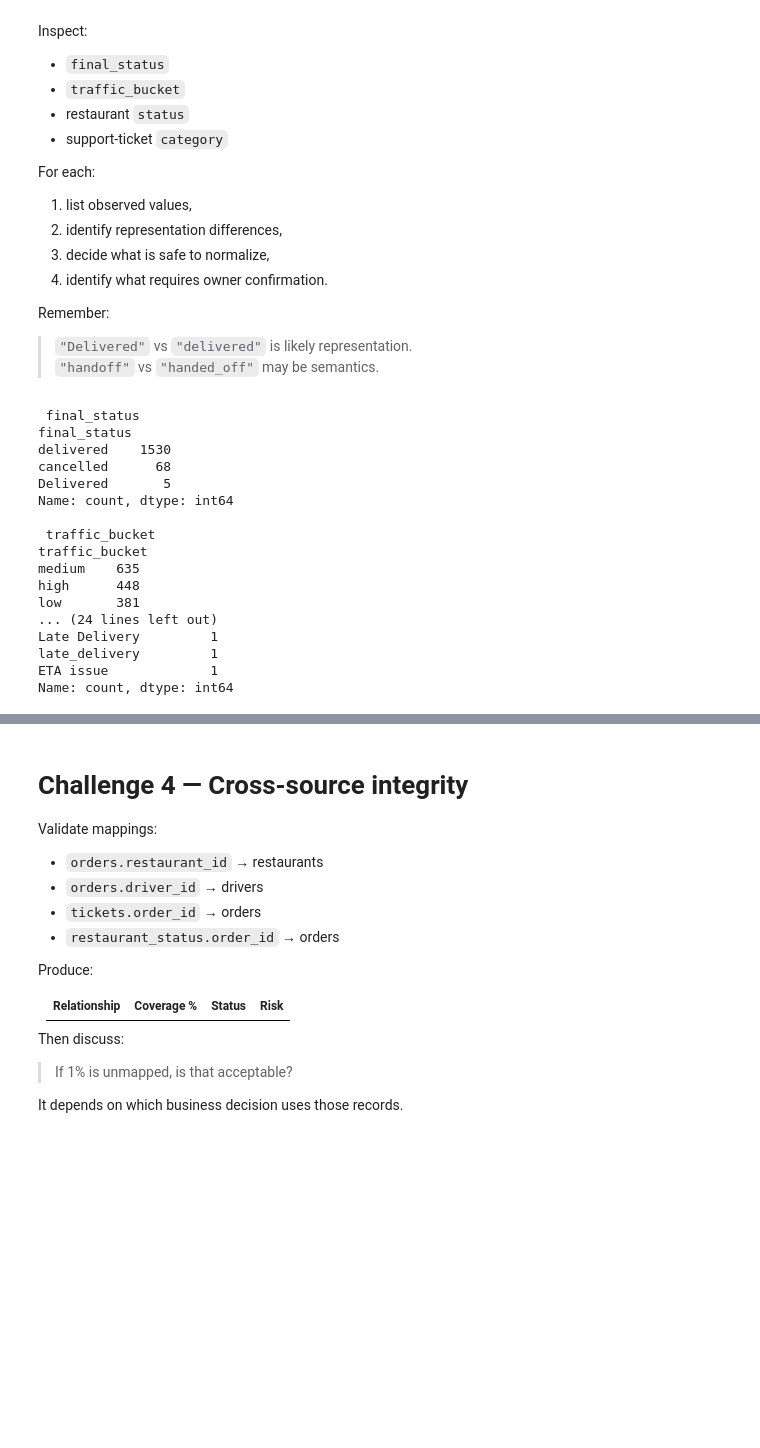
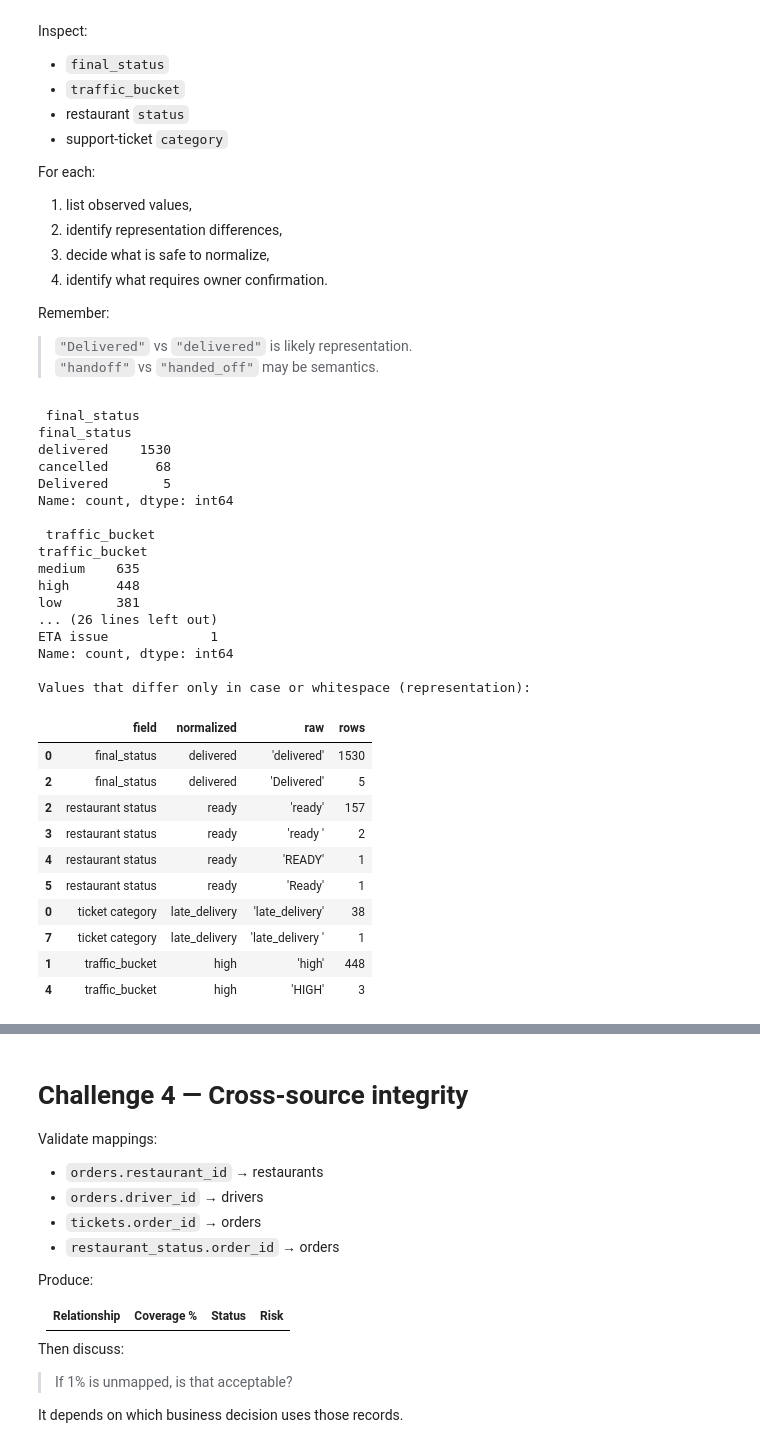
Before and after one commit to parthdagia05/divvyRebalancingWithMyIQ, a Jupyter notebook: flasheats-challenges/FlashEats_Class6_Student.ipynb, the cells around one changed output, grey strips where cells are left out. Cells and saved outputs as stored; diff of their text form; code cells hidden in the pictures; blank space fills up the shorter version.

Commit message:
Class 6 Challenge 3: separate representation fixes from semantic questions

```diff
--- a/flasheats-challenges/FlashEats_Class6_Student.ipynb
+++ b/flasheats-challenges/FlashEats_Class6_Student.ipynb
@@ -380,28 +380,70 @@ Remember:
 # %%
 for col in ["final_status", "traffic_bucket"]:
     print("\n", col)
     print(orders[col].value_counts(dropna=False))
 
 print("\nRestaurant status")
 print(restaurant_status["status"].value_counts(dropna=False))
 
 print("\nSupport category")
 print(tickets["category"].value_counts(dropna=False))
+
+# Show the raw spelling next to its normalized form so representation differences are visible
+def variants(series, name):
+    s = series.dropna().astype(str)
+    v = pd.DataFrame({"raw": s, "normalized": s.str.strip().str.lower()})
+    v = v.value_counts().reset_index(name="rows")
+    v["field"] = name
+    v["raw"] = v["raw"].map(repr)          # repr makes trailing spaces visible: 'ready '
+    return v[["field", "normalized", "raw", "rows"]]
+
+all_variants = pd.concat([
+    variants(orders["final_status"], "final_status"),
+    variants(orders["traffic_bucket"], "traffic_bucket"),
+    variants(restaurant_status["status"], "restaurant status"),
+    variants(tickets["category"], "ticket category"),
+])
+multi = all_variants.groupby(["field", "normalized"])["raw"].transform("count") > 1
+print("\nValues that differ only in case or whitespace (representation):")
+display(all_variants[multi].sort_values(["field", "normalized"]))
+
+# Decisions: what we normalize ourselves vs what needs an owner
+decisions = pd.DataFrame([
+    ("final_status", "'Delivered' -> 'delivered'", "Representation", "Normalize", "5 rows; case only"),
+    ("traffic_bucket", "'HIGH' -> 'high'", "Representation", "Normalize", "3 rows; case only"),
+    ("restaurant status", "'READY', 'Ready', 'ready ' -> 'ready'", "Representation", "Normalize", "case and a trailing space"),
+    ("restaurant status", "'handoff' vs 'handed_off'", "Semantics?", "Ask owner", "could be 'handoff started' vs 'handoff completed'"),
+    ("restaurant status", "'unknown'", "Semantics", "Keep as unknown", "not a real state; count it, never guess"),
+    ("ticket category", "'Late Delivery', 'late_delivery ' -> 'late_delivery'", "Representation", "Normalize", "case, space and underscore"),
+    ("ticket category", "'ETA issue' vs 'eta_changed'", "Semantics", "Ask owner", "an ETA can be wrong without changing"),
+], columns=["field", "values", "type", "action", "reason"])
+display(decisions)
 # %% [output]
  final_status
 final_status
 delivered    1530
 cancelled      68
 Delivered       5
 Name: count, dtype: int64
 
  traffic_bucket
 traffic_bucket
 medium    635
 high      448
 low       381
-... (24 lines left out)
-Late Delivery         1
-late_delivery         1
+... (26 lines left out)
 ETA issue             1
 Name: count, dtype: int64
+
+Values that differ only in case or whitespace (representation):
+|  | field | normalized | raw | rows |
+| 0 | final_status | delivered | 'delivered' | 1530 |
+| 2 | final_status | delivered | 'Delivered' | 5 |
+| 2 | restaurant status | ready | 'ready' | 157 |
+| 3 | restaurant status | ready | 'ready ' | 2 |
+| 4 | restaurant status | ready | 'READY' | 1 |
+| 5 | restaurant status | ready | 'Ready' | 1 |
+| 0 | ticket category | late_delivery | 'late_delivery' | 38 |
+| 7 | ticket category | late_delivery | 'late_delivery ' | 1 |
+| 1 | traffic_bucket | high | 'high' | 448 |
+| 4 | traffic_bucket | high | 'HIGH' | 3 |
```
Also changed, not shown: parts of 2 cells of this notebook.
